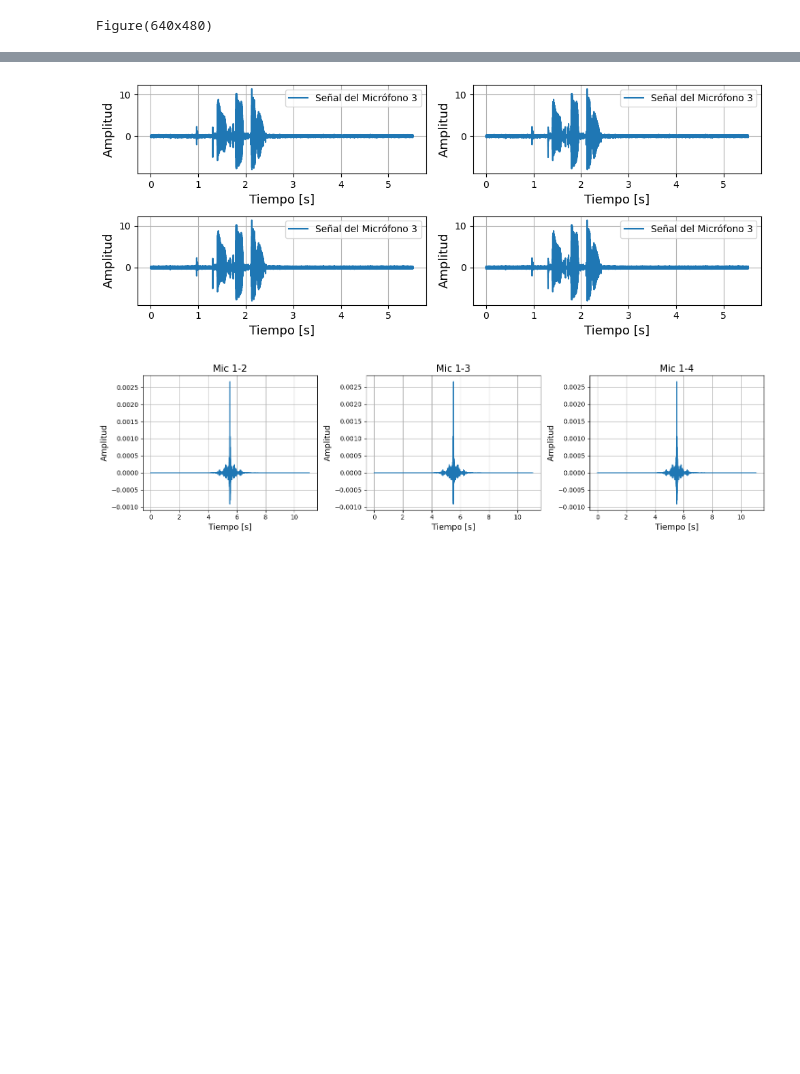
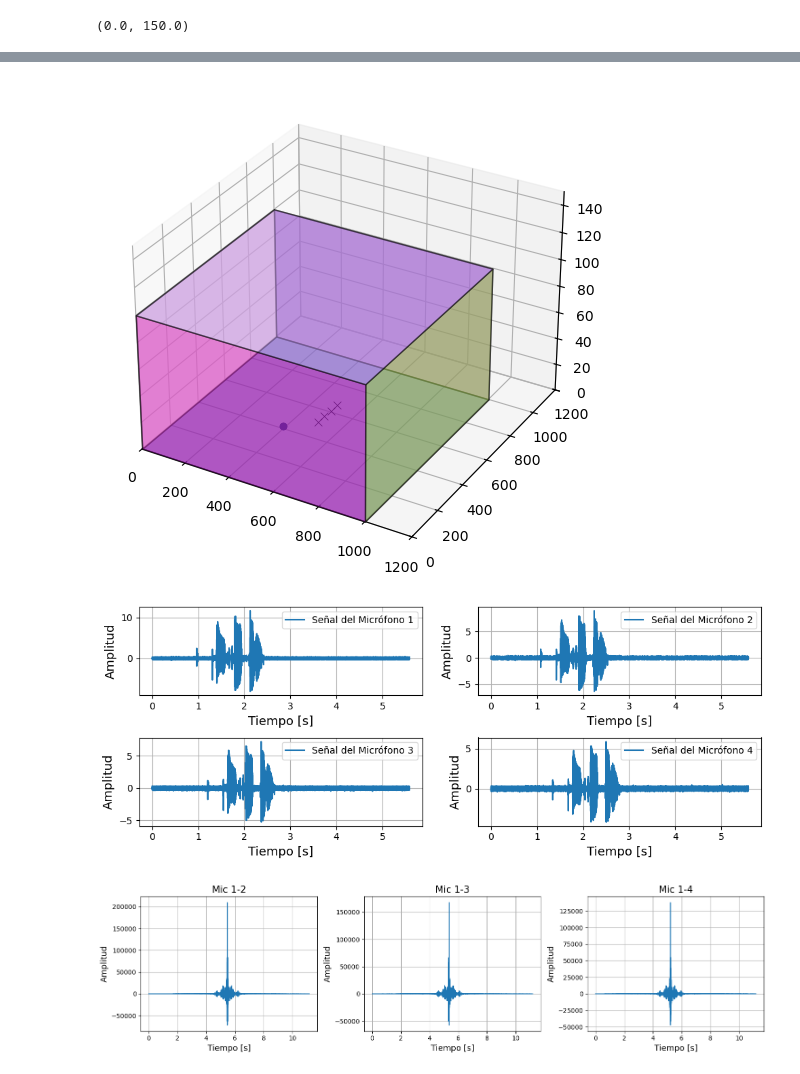
Before and after one commit to Joaqo99/DSP-TP, a Jupyter notebook: test_suelo_reflejante.ipynb, the cells around one changed output, grey strips where cells are left out. Cells and saved outputs as stored; diff of their text form; code cells hidden in the pictures; blank space fills up the shorter version.

```diff
--- a/test_suelo_reflejante.ipynb
+++ b/test_suelo_reflejante.ipynb
@@ -39,7 +39,7 @@ room = pra.ShoeBox(room_dim, fs=fs, max_order=1, materials=materials, air_absorp
 room.add_source([400, 400, 2], signal=audio)
 
 #Agrego array de mics a la sala
-d_mic = 0.1
+d_mic = 50
 mic_array_loc = np.c_[[500, 500, 1.2], [500, 500+d_mic, 1.2], [500, 500+(d_mic*2), 1.2], [500, 500+(d_mic*3), 1.2]]
 room.add_microphone_array(mic_array_loc)
 
@@ -48,33 +48,36 @@ ax.set_xlim([0,1200])
 ax.set_ylim([0,1200])
 ax.set_zlim([0,150])
 # %% [output]
-Figure(640x480)
+(0.0, 150.0)
 # %%
 #Realizo la simulación
 room.simulate(snr=20)
 
 #Obtengo cada audio grabado en la sala
 grabaciones = room.mic_array.signals
 plots = []
-
 for i in range(len(grabaciones)):
     mic_i = grabaciones[i]
     dur, t = af.get_audio_time_array(mic_i, fs)
-    label = f"Señal del Micrófono {str(i)}"
-    mic_plot = lambda : plot.plot_signal({"time vector":t, "signal":mic_i, "label":label}, legend=True, grid=True, show=False)
+    label = f"Señal del Micrófono {i+1}"
+    mic_plot = lambda mic=mic_i, tiempo=t, etiqueta=label: plot.plot_signal(
+        {"time vector": tiempo, "signal": mic, "label": etiqueta},
+        legend=True, grid=True, show=False
+    )
     plots.append(mic_plot)
     IPython.display.display(IPython.display.Audio(mic_i, rate = fs))
 plot.multiplot(plots[0], plots[1], plots[2], plots[3], figsize=(10, 4), ncols=2)
 # %% [output]
 [interactive output not drawn]
 [interactive output not drawn]
 [interactive output not drawn]
 [interactive output not drawn]
-[figure, old version]
+[figure, new version]
+[figure, added]
 # %%
 corr = []
 for i in np.arange(len(grabaciones)-1):
-    corr_class = signal.correlate(grabaciones[0], grabaciones[i+1])
+    corr_class = scsignal.correlate(grabaciones[0], grabaciones[i+1])
     corr.append(corr_class)
 
 _, t_corr = af.get_audio_time_array(corr[0], fs)
@@ -85,7 +88,7 @@ corr_3_pd = lambda: plot.plot_signal({"time vector":t_corr, "signal":corr[2]}, t
 
 plot.multiplot(corr_1_pd, corr_2_pd, corr_3_pd, figsize=(15, 4), ncols=3)
 # %% [output]
-[figure, old version]
+[figure, new version]
 # %%
 for i in np.arange(len(grabaciones)-1):
     corr_class = af.cross_corr(grabaciones[0], grabaciones[i+1], fs=fs)
```
Also changed, not shown: parts of 2 cells of this notebook, 5 other files.
